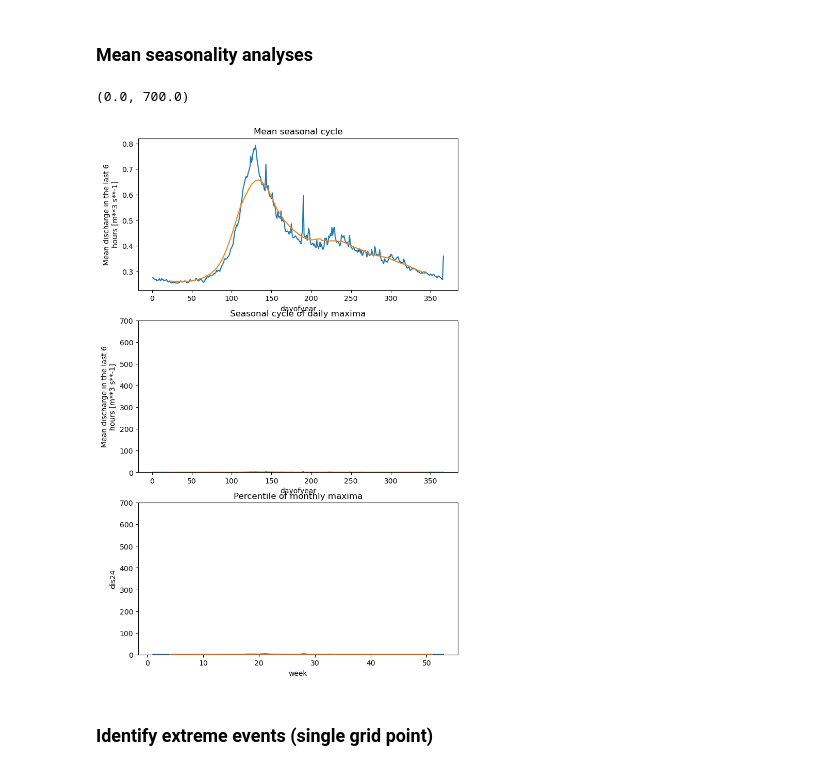
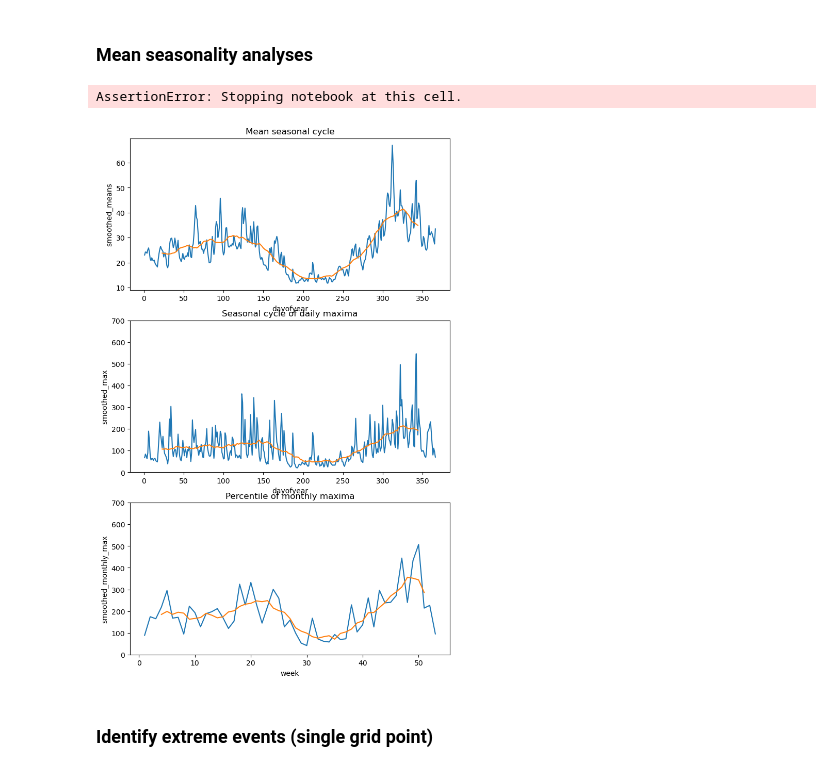
Before and after one commit to zappag/FLORA, a Jupyter notebook: explore.ipynb, the cells around one changed output. Drawn from its saved outputs; the diff is of its cells as text; code cells hidden in the pictures.

```diff
--- a/explore.ipynb
+++ b/explore.ipynb
@@ -278,40 +240,3 @@ def circular_rolling(da, window_size):
     result = result[:len(da)]
 
     return result
-
-
-# mean seasonality
-daily_means = xds_gp.groupby('time.dayofyear').mean(dim='time')
-daily_max = xds_gp.groupby('time.dayofyear').max(dim='time')
-
-percentile_value=99.5 # percentile of extremes values within 1 week window across years
-monthly_max = xds_gp.resample(time='1W').max(dim='time').chunk({'time': -1})
-monthly_max_p = monthly_max.groupby('time.week').quantile(q=percentile_value / 100, dim='time')
-monthly_max_max = monthly_max.groupby('time.month').max(dim='time')
-
-# roolling average
-window_size = 45  # Smoothing to highlight mean seasonal cycle
-week_size=int(np.round(window_size/7))
-smoothed_means = daily_means[disname].rolling(dayofyear=window_size, center=True).mean()
-smoothed_max = daily_max[disname].rolling(dayofyear=window_size, center=True).mean()
-smoothed_monthly_max = monthly_max_p[disname].rolling(week=week_size, center=True).mean()
-
-# plot stats
-plt.figure
-fig, axs = plt.subplots(3, 1, figsize=(8, 13))  # 2 rows, 1 column
-daily_means[disname].plot(ax=axs[0])
-smoothed_means.plot(ax=axs[0])
-axs[0].set_title('Mean seasonal cycle')
-
-daily_max[disname].plot(ax=axs[1])
-smoothed_max.plot(ax=axs[1])
-axs[1].set_title('Seasonal cycle of daily maxima')
-axs[1].set_ylim(0, 700)
-
-monthly_max_p[disname].plot(ax=axs[2])
-smoothed_monthly_max.plot(ax=axs[2])
-axs[2].set_title(f'Percentile of monthly maxima')
-axs[2].set_ylim(0, 700)
-# %% [output]
-(0.0, 700.0)
-[figure, removed]
@@ -317,0 +284,22 @@ axs[2].set_ylim(0, 700)
+# %%
+# plot stats
+plt.figure
+fig, axs = plt.subplots(3, 1, figsize=(8, 13))  # 2 rows, 1 column
+xds_stats_clim['daily_means'].plot(ax=axs[0])
+xds_stats_clim['smoothed_means'].plot(ax=axs[0])
+axs[0].set_title('Mean seasonal cycle')
+
+xds_stats_clim['daily_max'].plot(ax=axs[1])
+xds_stats_clim['smoothed_max'].plot(ax=axs[1])
+axs[1].set_title('Seasonal cycle of daily maxima')
+axs[1].set_ylim(0, 700)
+
+xds_stats_clim['monthly_max_p'].plot(ax=axs[2])
+xds_stats_clim['smoothed_monthly_max'].plot(ax=axs[2])
+axs[2].set_title(f'Percentile of monthly maxima')
+axs[2].set_ylim(0, 700)
+
+assert False, "Stopping notebook at this cell."
+# %% [output]
+AssertionError: Stopping notebook at this cell.
+[figure, added]
```
Also changed, not shown: parts of 18 cells of this notebook.
